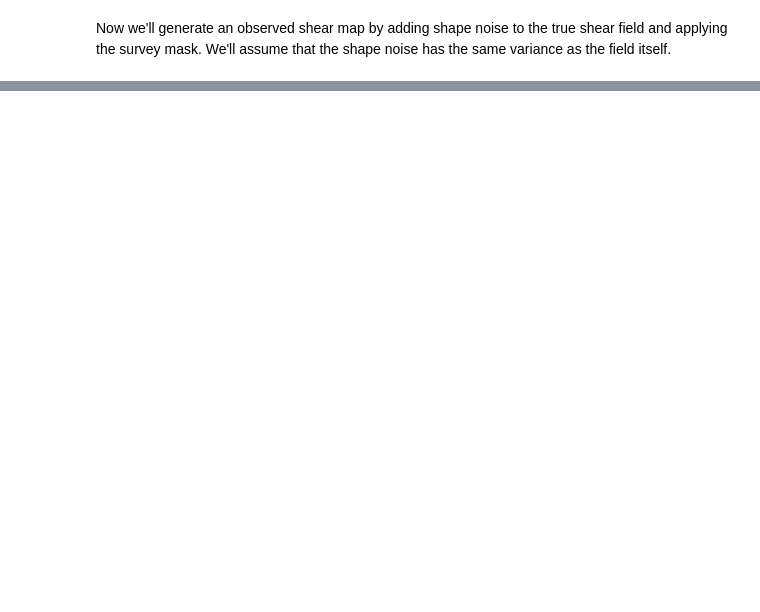
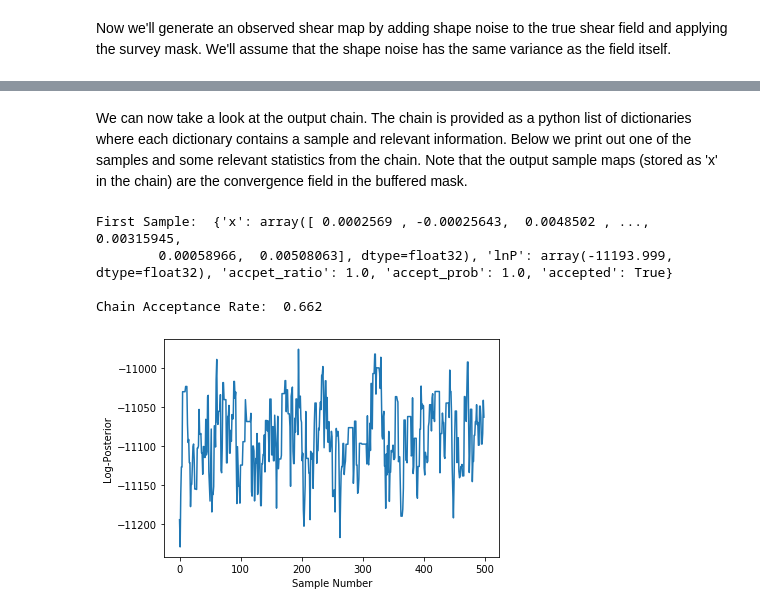
Before and after one commit to pierfied/karmma, a Jupyter notebook: demo/karmma_demo.ipynb, the cells around one changed output, grey strips where cells are left out. Drawn from its saved outputs; the diff is of its cells as text; code cells hidden in the pictures; blank space fills up the shorter version.

```diff
--- a/demo/karmma_demo.ipynb
+++ b/demo/karmma_demo.ipynb
@@ -101,6 +111,8 @@ We see that the covariance matrix has a large condition number with singular val
 # %%
-rcond = 1e-3
-cut_inds = s / s[0] > 1e-3
+# Set the desired condition number.
+rcond = 5e-4
+cut_inds = s / s[0] > rcond
 
+# Truncate the singular modes.
 u = u[:, cut_inds]
 s = s[cut_inds]
@@ -108,0 +121,10 @@ s = s[cut_inds]
+# %%
+# Create the Kaiser-Squires transformation matrices.
+k2g1, k2g2 = karmma.utils.conv2shear_mats(nside, mask=bmask, lmax=lmax)
+
+# Create a mask that indexes the original survey mask pixels inside of the buffered mask.
+mask_in_bmask = mask[bmask]
+
+# Modify the matrices to output the shear field in the survey mask only.
+k2g1 = k2g1[mask_in_bmask,:]
+k2g2 = k2g2[mask_in_bmask,:]
@@ -108,0 +133,4 @@ s = s[cut_inds]
+# %%
+# Create the precision matrices of the shape noise for the likelihood term.
+inv_noise_cov_1 = np.eye(mask.sum()) / (sigma_sn ** 2)
+inv_noise_cov_2 = np.eye(mask.sum()) / (sigma_sn ** 2)
@@ -108,0 +143,31 @@ s = s[cut_inds]
+# %%
+# Convert the mean value of the log-convergence field to a vector.
+# When the covariance is computed taking pixel geometry into account (see paper), the mean will differ for each pixel.
+mu = np.ones(bmask.sum()) * mu
+
+# Create the sampler object.
+sampler = karmma.KarmmaSampler(g1_obs, g2_obs, mask, u, s, mu, shift, k2g1, k2g2, inv_noise_cov_1, inv_noise_cov_2, device='cpu')
+
+# Run the sampler to generate a chain.
+chain = sampler.sample(num_burn=100, num_burn_steps=1, burn_epsilon=0.15,
+                       num_samples=500, num_samp_steps=5, samp_epsilon=0.1)
+# %% [markdown]
+We can now take a look at the output chain. The chain is provided as a python list of dictionaries where each dictionary contains a sample and relevant information. Below we print out one of the samples and some relevant statistics from the chain. Note that the output sample maps (stored as 'x' in the chain) are the convergence field in the buffered mask.
+# %%
+# Print the first sample.
+print('First Sample: ', chain[0], '\n')
+
+# Print the acceptance rate of the chain.
+print('Chain Acceptance Rate: ', np.mean([samp['accepted'] for samp in chain]), '\n')
+
+# Plot the log-posterior of the samples.
+plt.plot([samp['lnP'] for samp in chain])
+plt.xlabel('Sample Number')
+plt.ylabel('Log-Posterior')
+plt.show()
+# %% [output]
+First Sample:  {'x': array([ 0.0002569 , -0.00025643,  0.0048502 , ...,  0.00315945,
+        0.00058966,  0.00508063], dtype=float32), 'lnP': array(-11193.999, dtype=float32), 'accpet_ratio': 1.0, 'accept_prob': 1.0, 'accepted': True}
+
+Chain Acceptance Rate:  0.662
+[figure, added]
```
Also changed, not shown: parts of 13 cells of this notebook.
